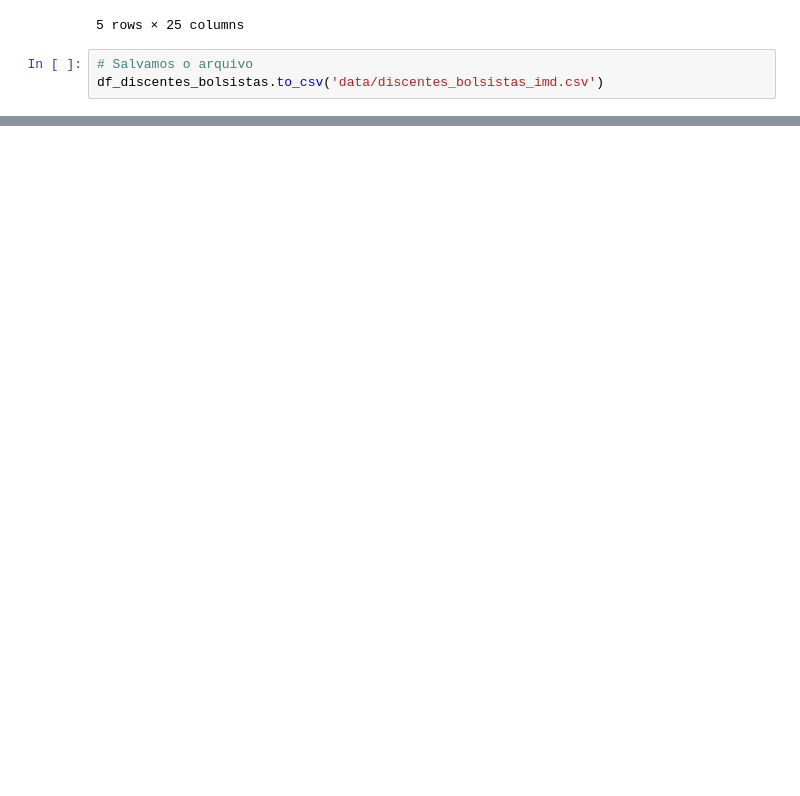
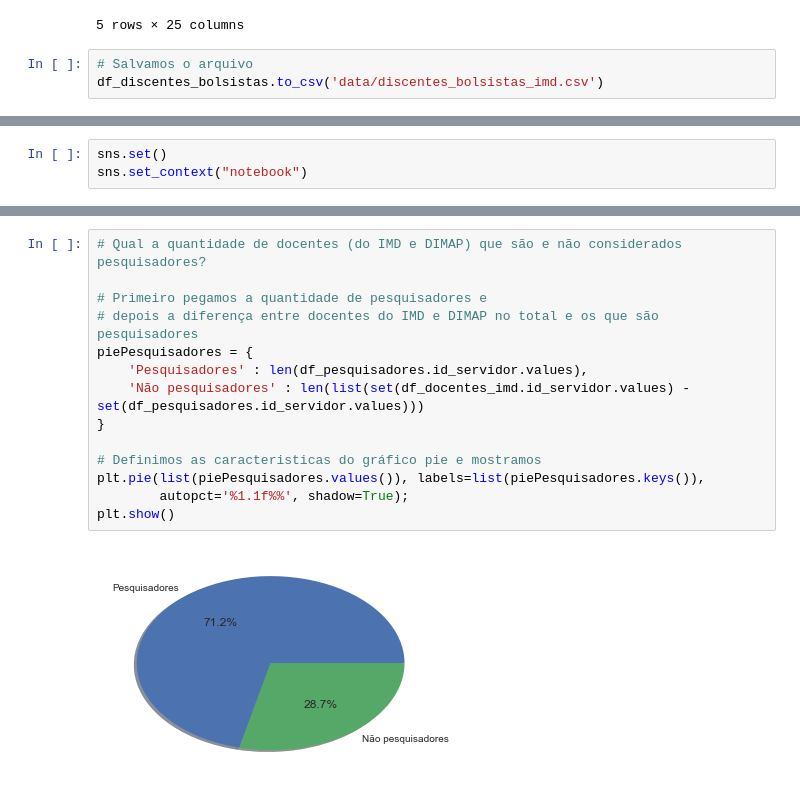
Before and after one commit to alvarofpp/imd0033-imd-pesquisa, a Jupyter notebook: Álvaro.ipynb, the cells around one changed output, grey strips where cells are left out. Saved outputs shown, nothing was run; the diff lists cells and outputs as text; blank space fills up the shorter version.

Commit message:
Alguns gráficos

```diff
--- a/Álvaro.ipynb
+++ b/Álvaro.ipynb
@@ -204 +210,4 @@ df_discentes_bolsistas.to_csv('data/discentes_bolsistas_imd.csv')
+# %%
+sns.set()
+sns.set_context("notebook")
 # %% [markdown]
@@ -253,0 +218,16 @@ df_projetos_pesquisa[df_projetos_pesquisa['id_coordenador'].isin(df_pesquisadore
+# %%
+# Qual a quantidade de docentes (do IMD e DIMAP) que são e não considerados pesquisadores?
+
+# Primeiro pegamos a quantidade de pesquisadores e
+# depois a diferença entre docentes do IMD e DIMAP no total e os que são pesquisadores
+piePesquisadores = {
+    'Pesquisadores' : len(df_pesquisadores.id_servidor.values),
+    'Não pesquisadores' : len(list(set(df_docentes_imd.id_servidor.values) - set(df_pesquisadores.id_servidor.values)))
+}
+
+# Definimos as caracteristicas do gráfico pie e mostramos
+plt.pie(list(piePesquisadores.values()), labels=list(piePesquisadores.keys()),
+        autopct='%1.1f%%', shadow=True);
+plt.show()
+# %% [output]
+[figure, added]
```
Also changed, not shown: parts of 6 cells of this notebook.
